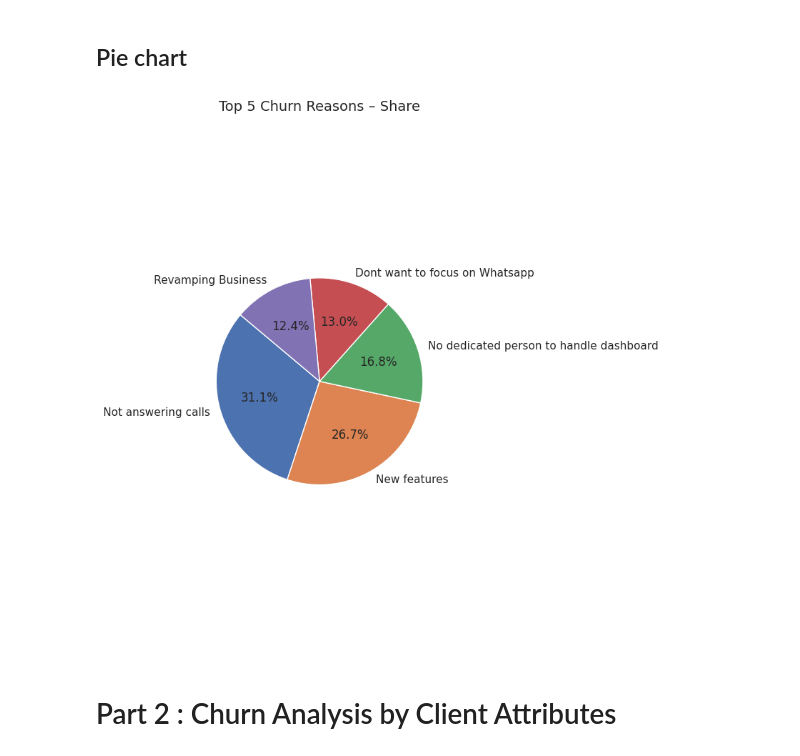
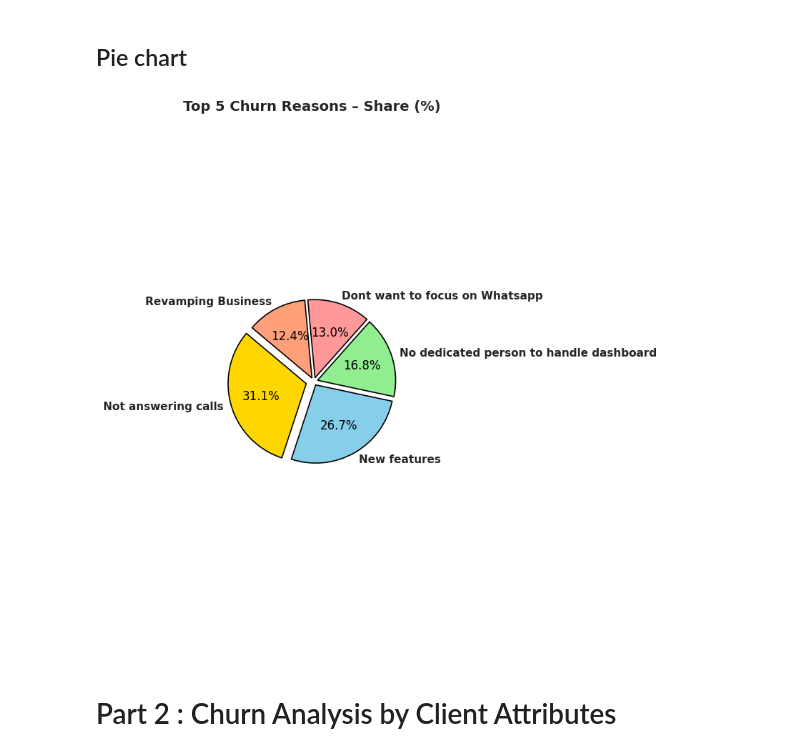
Before and after one commit to roshasjohnson/Client_Analysis, a Jupyter notebook: analysis.ipynb, the cells around one changed output. Saved outputs shown, nothing was run; the diff lists cells and outputs as text; code cells hidden in the pictures.

```diff
--- a/analysis.ipynb
+++ b/analysis.ipynb
@@ -138,14 +133,46 @@ plt.show()
 # %% [markdown]
 ## Pie chart
 # %%
+import matplotlib.pyplot as plt
+import seaborn as sns
+
+# Reuse top reasons
+top_reasons = reasons_flat['reason'].value_counts().head(5)
+
+# Define colors manually or use a vivid palette
+colors = ['#FFD700', '#87CEEB', '#90EE90', '#FF9999', '#FFA07A']  # Yellow, Sky Blue, Light Green, Pink, Peach
+
+# Slightly pull out each slice
+explode = [0.1 if i == 0 else 0.05 for i in range(len(top_reasons))]
+
+# Create the pie chart
 plt.figure(figsize=(8, 8))
-plt.pie(top_reasons.values, labels=top_reasons.index, autopct='%1.1f%%', startangle=140)
-plt.title("Top 5 Churn Reasons – Share", fontsize=14)
-plt.axis('equal')  # Makes the pie a circle
+wedges, texts, autotexts = plt.pie(
+    top_reasons.values,
+    labels=top_reasons.index,
+    autopct='%1.1f%%',
+    startangle=140,
+    explode=explode,
+    colors=colors,
+    wedgeprops={'edgecolor': 'black', 'linewidth': 1.2}
+)
+
+# Beautify labels
+for text in texts:
+    text.set_fontsize(11)
+    text.set_weight('bold')
+
+for autotext in autotexts:
+    autotext.set_color('black')
+    autotext.set_fontsize(12)
+
+plt.title("Top 5 Churn Reasons – Share (%)", fontsize=14, weight='bold')
+plt.axis('equal')
 plt.tight_layout()
+plt.savefig("top5_churn_pie_vibrant.png", dpi=300)
 plt.show()
 # %% [output]
-[figure, old version]
+[figure, new version]
 # %% [markdown]
 # Part 2 : Churn Analysis by Client Attributes
 # %%
```
Also changed, not shown: parts of 17 cells of this notebook.
